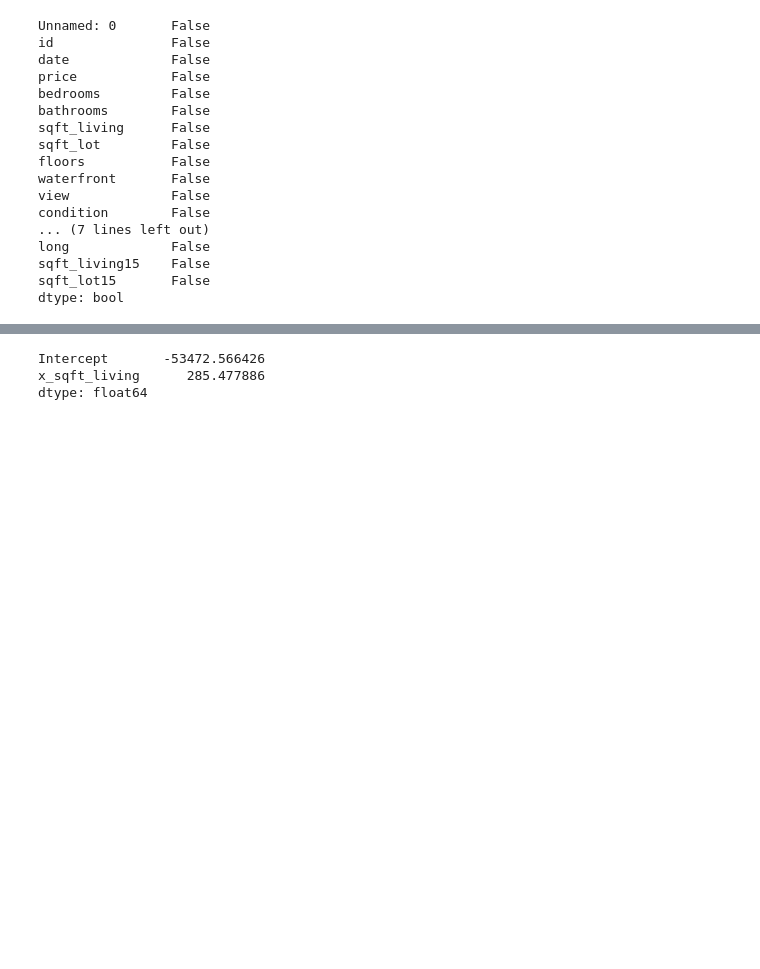
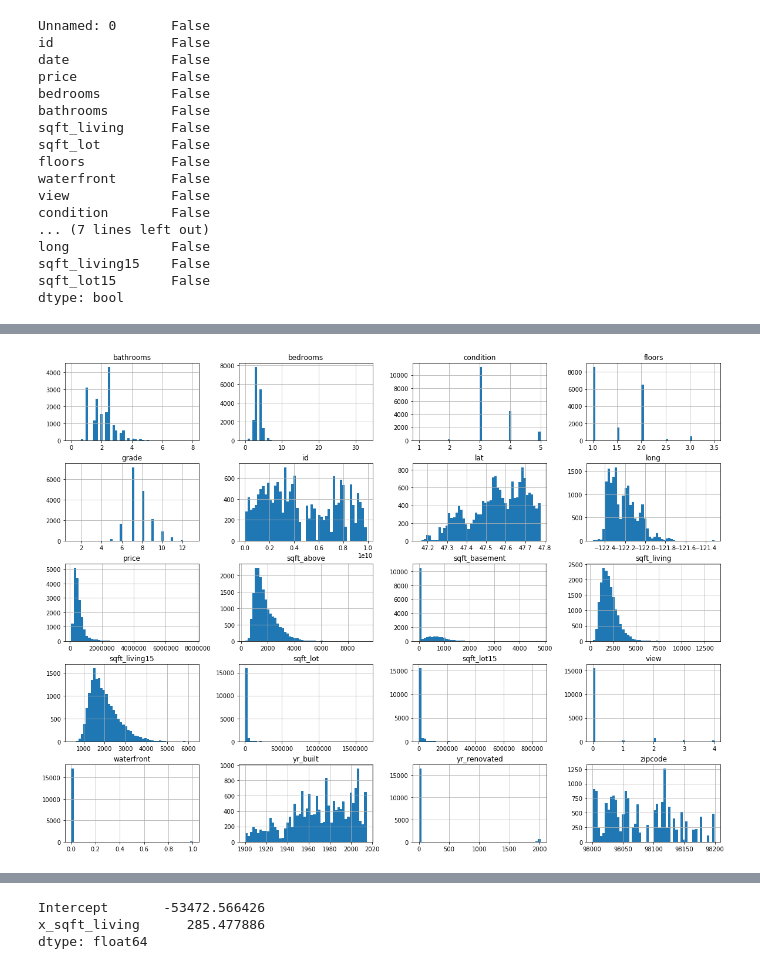
Before and after one commit to Ismaeltrevi/house-price-prediction, a Jupyter notebook: KingsCountyHousingPrices.ipynb, the cells around one changed output, grey strips where cells are left out. Cells and saved outputs as stored; diff of their text form; code cells hidden in the pictures; blank space fills up the shorter version.

```diff
--- a/KingsCountyHousingPrices.ipynb
+++ b/KingsCountyHousingPrices.ipynb
@@ -122,8 +174,9 @@ dtype: bool
 # %%
-# UNCOMMENT THIS CELL
-
-# train.hist(bins=50, figsize=(20,15))
-# plt.show()
+# Create a histogram of the data set to analyse the shape of the data
+train.hist(bins=50, figsize=(20,15))
+plt.show()
+# %% [output]
+[figure, added]
 # %%
 # Increase the size of the heatmap
 plt.figure(figsize=(22, 12))
```
Also changed, not shown: parts of 211 cells of this notebook, 12 other files.
